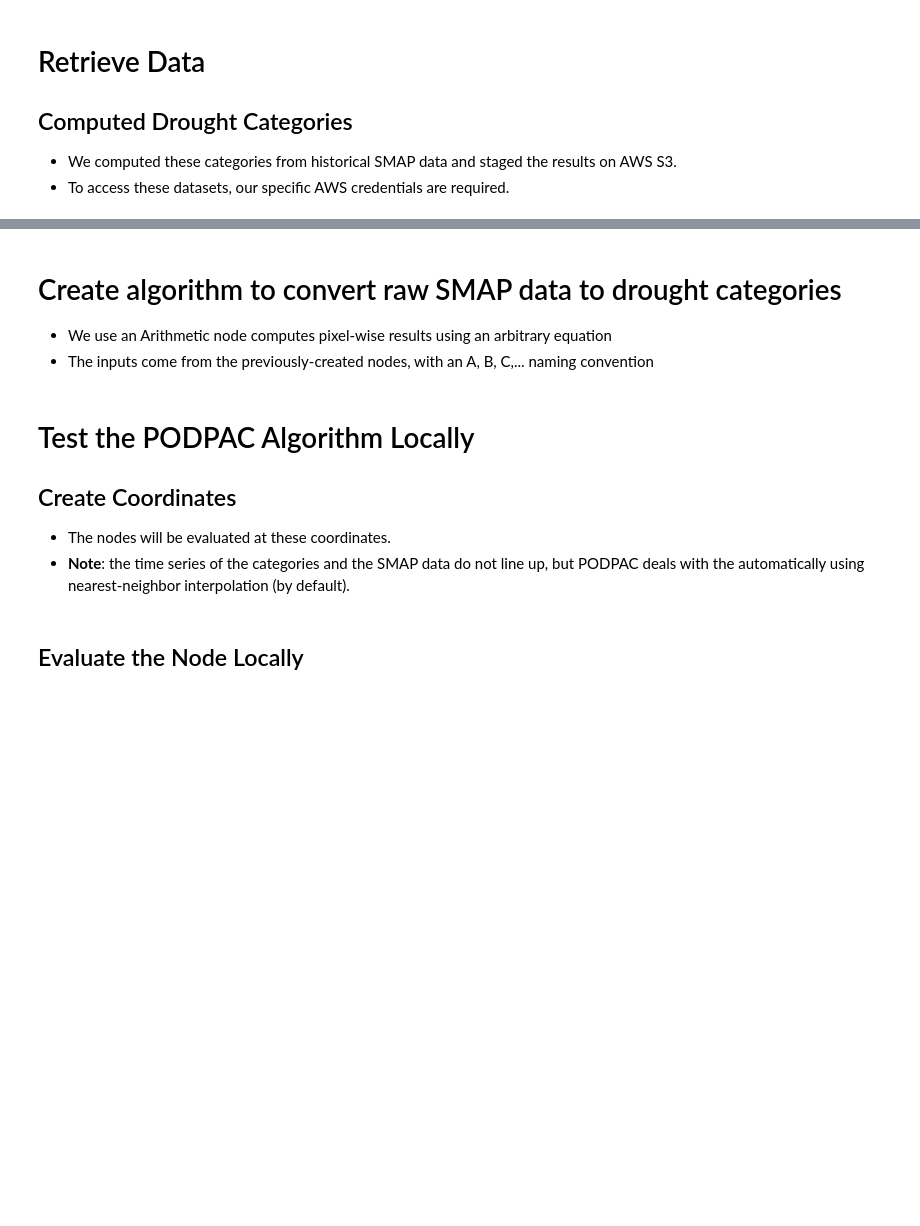
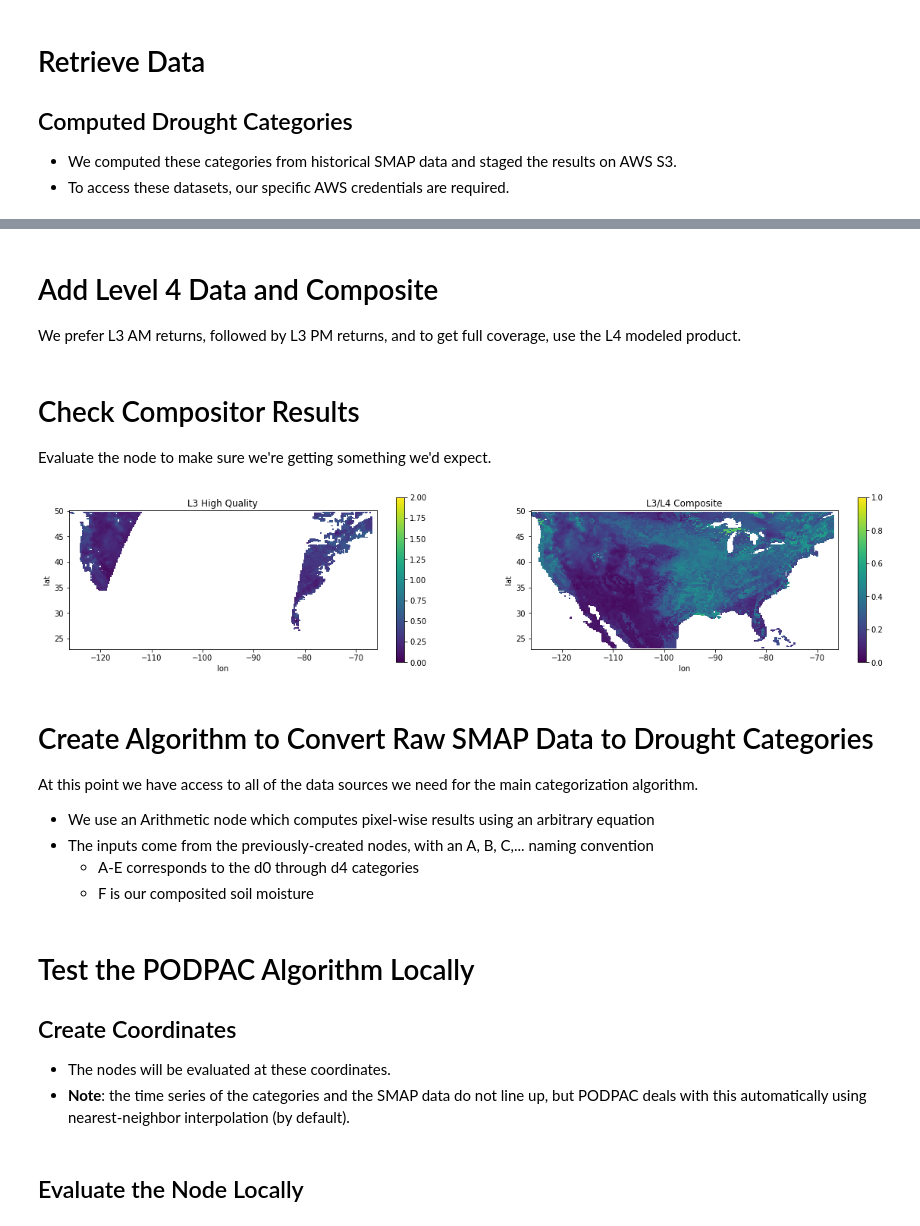
Before and after one commit to creare-com/podpac-examples, a Jupyter notebook: notebooks/ams-short-course/05-drought-monitor-application.ipynb, the cells around one changed output, grey strips where cells are left out. Drawn from its saved outputs; the diff is of its cells as text; code cells hidden in the pictures; blank space fills up the shorter version.

Commit message:
WIP: Cleaned up the drought-monitor-appliation notebook.

```diff
--- a/notebooks/ams-short-course/05-drought-monitor-application.ipynb
+++ b/notebooks/ams-short-course/05-drought-monitor-application.ipynb
@@ -64 +81,10 @@ d4 = YearSubstituteCoordinates(source=DroughtMonitorCategory(datakey='d4', sourc
+# %%
+source_L3 = 's3://podpac-internal-test/SPL3SMP_E.002_9km_aid0001.zarr'
+
+kwargs = {
+    'dims': ['time', 'lat', 'lon'],
+    'latkey': 'fakedim0', 'lonkey': 'fakedim1',
+    'cf_time': True, 'cf_calendar': 'proleptic_gregorian', 'cf_units': 'days since 2000-01-01',
+    'crs': 'epsg:6933', 'nan_vals': [-9999]
+}
 # %%
@@ -77,13 +99,19 @@ smap_e_pm_qf = podpac.data.Zarr(source=source, datakey='Soil_Moisture_Retrieval_
+# %%
+smap_e_am = podpac.algorithm.Mask(source=smap_e_am_raw, mask=smap_e_am_qf,
+                                  bool_op='>', bool_val=1)
+smap_e_pm = podpac.algorithm.Mask(source=smap_e_pm_raw, mask=smap_e_pm_qf,
+                                  bool_op='>', bool_val=1)
+# %% [markdown]
+# Add Level 4 Data and Composite
+We prefer L3 AM returns, followed by L3 PM returns, and to get full coverage, use the L4 modeled product.
 # %%
-smap_e_am = podpac.algorithm.Arithmetic(A=smap_e_am_raw, B=smap_e_am_qf,
-                                       eqn='((B <= 1) / (B <= 1)) * A ')
-smap_e_pm = podpac.algorithm.Arithmetic(A=smap_e_pm_raw, B=smap_e_pm_qf,
-                                       eqn='((B <= 1) / (B <= 1)) * A ')
-
-
-smap_L4 = podpac.data.Zarr(source=source2, datakey='Geophysical_Data_sm_surface', **kwargs)
+source_L4 = 's3://podpac-internal-test/SPL4SMGP.004_9km_aid0001.zarr'
+smap_L4 = podpac.data.Zarr(source=source_L4, datakey='Geophysical_Data_sm_surface', **kwargs)
 
 smap = podpac.compositor.OrderedCompositor(sources=[smap_e_am,
                                                     smap_e_pm,
                                                     smap_L4
                                                    ], source='SMAP L3 AM/PM Combined')
+# %% [markdown]
+# Check Compositor Results
+Evaluate the node to make sure we're getting something we'd expect.
@@ -90,6 +121,16 @@ smap = podpac.compositor.OrderedCompositor(sources=[smap_e_am,
 # %%
-# Check The Coordinates
-# coords2 = podpac.Coordinates([podpac.clinspace(50, 23, 256), podpac.clinspace(-126, -66, 256), '2019-05-19'],
-#                             ['lat', 'lon', 'time'])
-# o = smap.eval(coords2)
-# o.plot(vmin=0, vmax=1)
+# Make coordinates for checking the intermediate pipeline
+coords = podpac.Coordinates([podpac.clinspace(50, 23, 256), podpac.clinspace(-126, -66, 256), '2019-05-19'],
+                             ['lat', 'lon', 'time'])
+
+# Evaluate and plot the masked data
+o_raw = smap_e_am.eval(coords)
+figure(figsize=(20, 4))
+subplot(121); o_raw.plot(vmin=0, vmax=2);       axis('scaled'); title('L3 High Quality')
+
+# Evaluate and plot the composited data
+o_composite = smap.eval(coords)
+subplot(122); o_composite.plot(vmin=0, vmax=1); axis('scaled'); title('L3/L4 Composite')
+pass
+# %% [output]
+[figure, added]
@@ -103,7 +137,11 @@ smap = podpac.compositor.OrderedCompositor(sources=[smap_e_am,
 # %% [markdown]
-# Create algorithm to convert raw SMAP data to drought categories
-* We use an Arithmetic node computes pixel-wise results using an arbitrary equation
+# Create Algorithm to Convert Raw SMAP Data to Drought Categories
+At this point we have access to all of the data sources we need for the main categorization algorithm.
+
+* We use an Arithmetic node which computes pixel-wise results using an arbitrary equation
 * The inputs come from the previously-created nodes, with an A, B, C,... naming convention
+   * A-E corresponds to the d0 through d4 categories
+   * F is our composited soil moisture
 # %%
 # Create the drought Categorization algorithm
 alg = Arithmetic(A=d0, B=d1, C=d2, D=d3, E=d4, F=smap, params={'dn': 0.5, 'd5': 0},
@@ -120,7 +161,7 @@ alg = Arithmetic(A=d0, B=d1, C=d2, D=d3, E=d4, F=smap, params={'dn': 0.5, 'd5':
 # Test the PODPAC Algorithm Locally
 ## Create Coordinates
 * The nodes will be evaluated at these coordinates.
-* **Note**: the time series of the categories and the SMAP data do not line up, but PODPAC deals with the automatically using nearest-neighbor interpolation (by default).
+* **Note**: the time series of the categories and the SMAP data do not line up, but PODPAC deals with this automatically using nearest-neighbor interpolation (by default).
 # %%
 coords = podpac.Coordinates([43, -72,
                              podpac.crange('2019-04-12', '2019-07-10', '3,D')],
```
Also changed, not shown: parts of 29 cells of this notebook, 1 other file.
